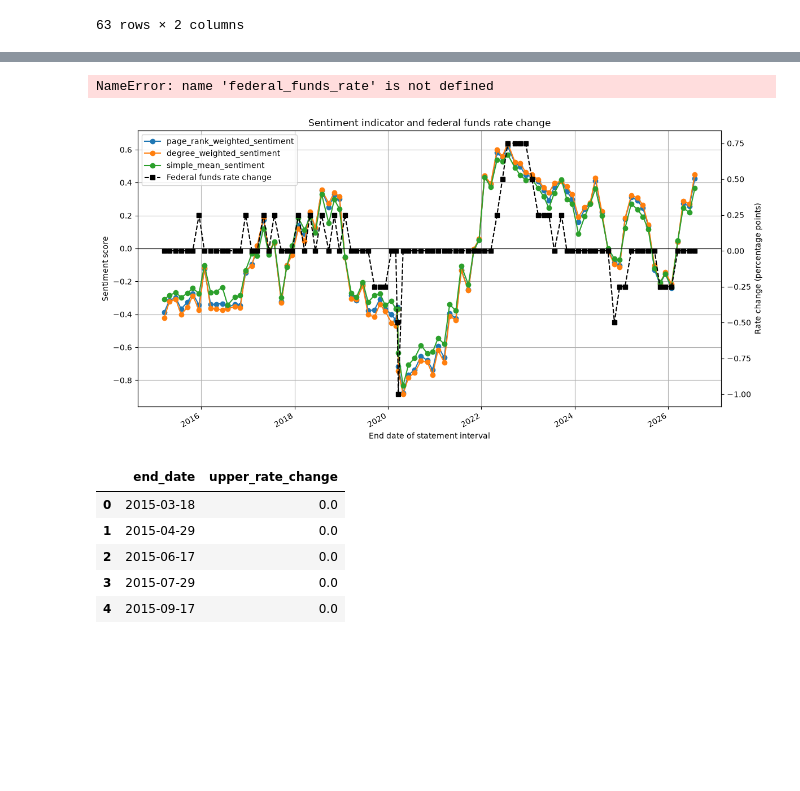
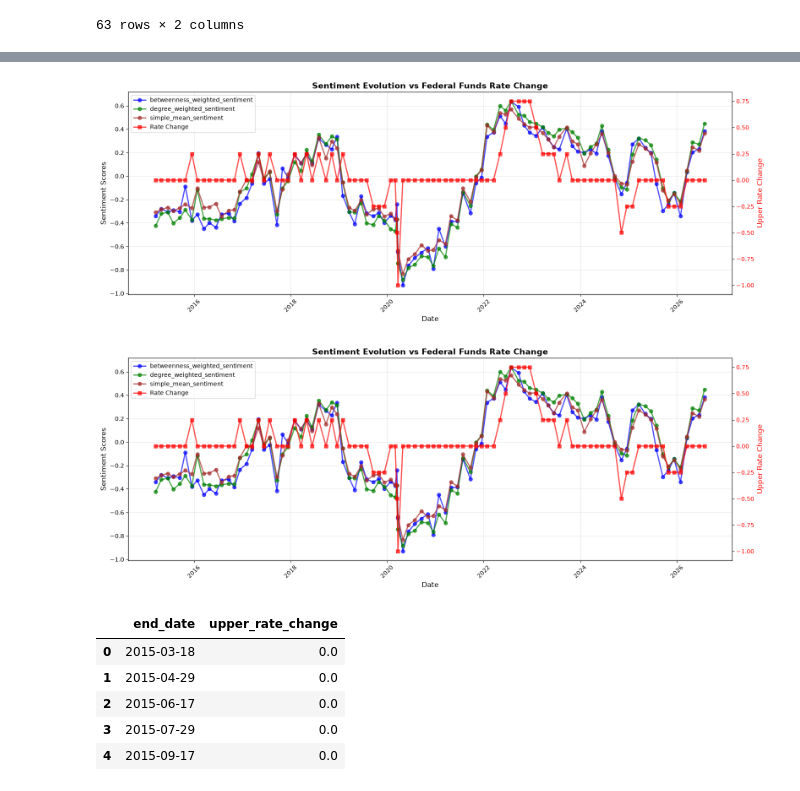
Before and after one commit to andertbrin/tcc_mba_usp_esalq, a Jupyter notebook: app/3. create_graph.ipynb, the cells around one changed output, grey strips where cells are left out. Saved outputs shown, nothing was run; the diff lists cells and outputs as text; code cells hidden in the pictures; blank space fills up the shorter version.

```diff
--- a/app/3. create_graph.ipynb
+++ b/app/3. create_graph.ipynb
@@ -700,6 +699,9 @@ NameError: name 'all_period_sentiment_scores' is not defined
 # %%
 def analyze_sentiment_evolution(all_period_sentiment_scores, federal_funds_rate):
     """Analyze the evolution of sentiment indicators over time"""
+
+    # Convert date strings to datetime before merging
+    all_period_sentiment_scores['end_date'] = pd.to_datetime(all_period_sentiment_scores['end_date'])
 
     sentiment_evolution = all_period_sentiment_scores.merge(
         federal_funds_rate,
@@ -708,58 +710,56 @@ def analyze_sentiment_evolution(all_period_sentiment_scores, federal_funds_rate)
         how='left'
     )
 
-    sentiment_evolution['upper_rate_change'] = sentiment_evolution['upper'].diff().fillna(0)
-
-    # Convert date strings to datetime
-    sentiment_evolution['end_date'] = pd.to_datetime(sentiment_evolution['end_date'])
-
     sentiment_columns = [
         "betweenness_weighted_sentiment",
         "degree_weighted_sentiment",
         "simple_mean_sentiment",
     ]
 
-    # Create figure with subplots
-    fig, axes = plt.subplots(len(sentiment_columns), 1, figsize=(14, 4*len(sentiment_columns)))
+    # Create a single figure
+    fig, ax = plt.subplots(figsize=(16, 6))
+    ax_twin = ax.twinx()
 
-    if len(sentiment_columns) == 1:
-        axes = [axes]
+    # Colors for different sentiment metrics
+    colors = ['blue', 'green', 'brown']
 
-    for idx, column in enumerate(sentiment_columns):
-        ax = axes[idx]
-        ax_twin = ax.twinx()
-
-        # Plot sentiment on left y-axis
-        line1 = ax.plot(
+    # Plot all sentiment metrics on left y-axis
+    for column, color in zip(sentiment_columns, colors):
+        ax.plot(
             sentiment_evolution['end_date'],
             sentiment_evolution[column],
             marker='o',
             linewidth=2,
             label=column,
-            color='blue'
-        )
-        ax.set_ylabel(column, color='blue', fontsize=12)
-        ax.tick_params(axis='y', labelcolor='blue')
-
-        # Plot rate change on right y-axis
-        line2 = ax_twin.plot(
-            sentiment_evolution['end_date'],
-            sentiment_evolution['upper_rate_change'],
-            marker='s',
-            linewidth=2,
-            label='Upper Rate Change',
-            color='red',
+            color=color,
             alpha=0.7
         )
-        ax_twin.set_ylabel('Upper Rate Change', color='red', fontsize=12)
-        ax_twin.tick_params(axis='y', labelcolor='red')
 
-        ax.set_xlabel('Date', fontsize=12)
-        ax.set_title(f'{column} vs Federal Funds Rate Change', fontsize=14, fontweight='bold')
-        ax.grid(True, alpha=0.3)
+    # Plot rate change on right y-axis
+    ax_twin.plot(
+        sentiment_evolution['end_date'],
+        sentiment_evolution['upper_rate_change'],
+        marker='s',
+        linewidth=2,
+        label='Rate Change',
+        color='red',
+        alpha=0.7
+    )
 
-        # Rotate x-axis labels
-        ax.tick_params(axis='x', rotation=45)
+    ax.set_xlabel('Date', fontsize=12)
+    ax.set_ylabel('Sentiment Scores', color='black', fontsize=12)
+    ax_twin.set_ylabel('Upper Rate Change', color='red', fontsize=12)
+    ax.tick_params(axis='y', labelcolor='black')
+    ax_twin.tick_params(axis='y', labelcolor='red')
+
+    ax.set_title('Sentiment Evolution vs Federal Funds Rate Change', fontsize=14, fontweight='bold')
+    ax.grid(True, alpha=0.3)
+    ax.tick_params(axis='x', rotation=45)
+
+    # Combine legends from both axes
+    lines1, labels1 = ax.get_legend_handles_labels()
+    lines2, labels2 = ax_twin.get_legend_handles_labels()
+    ax.legend(lines1 + lines2, labels1 + labels2, loc='upper left', fontsize=10)
 
     plt.tight_layout()
     plt.show()
@@ -768,13 +768,13 @@ def analyze_sentiment_evolution(all_period_sentiment_scores, federal_funds_rate)
 
 sentiment_evolution = analyze_sentiment_evolution(all_period_sentiment_scores, df_fred_statement_dates)
 # %% [output]
-NameError: name 'federal_funds_rate' is not defined
+[figure, added]
 # %%
 all_period_sentiment_scores = pd.read_csv(path_data / "period_sentiment_scores.csv")
-sentiment_evolution = analyze_sentiment_evolution(all_period_sentiment_scores)
+sentiment_evolution = analyze_sentiment_evolution(all_period_sentiment_scores, df_fred_statement_dates)
 sentiment_evolution[["end_date", "upper_rate_change"]].head()
 # %% [output]
-[figure, old version]
+[figure, new version]
 |  | end_date | upper_rate_change |
 | 0 | 2015-03-18 | 0.0 |
 | 1 | 2015-04-29 | 0.0 |
```
Also changed, not shown: parts of 11 cells of this notebook, 22 other files.
